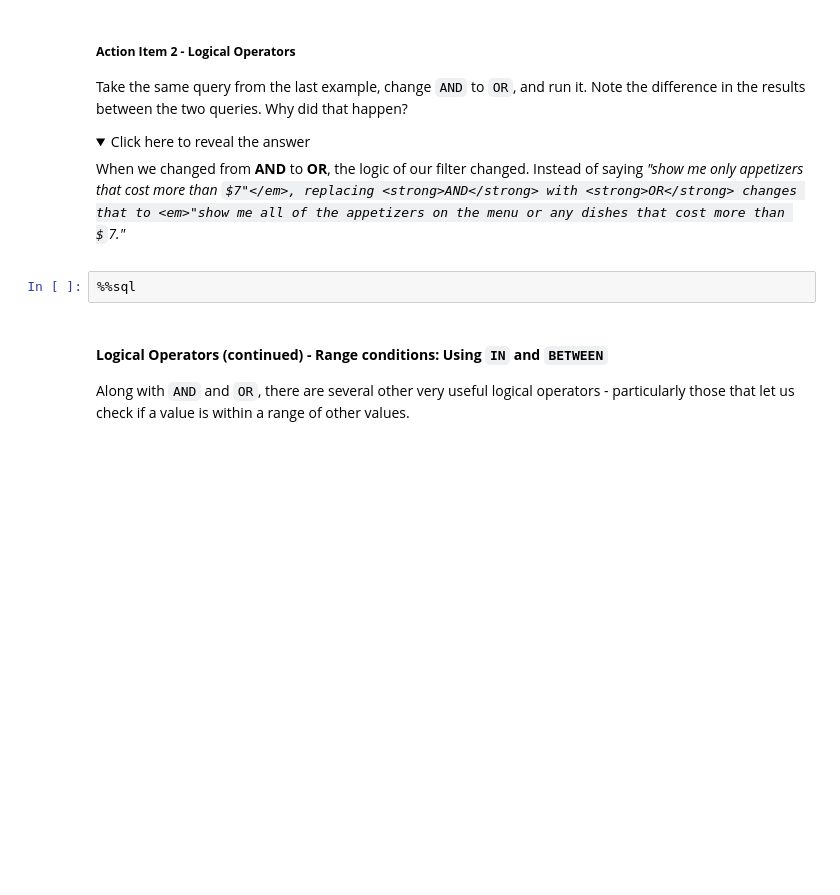
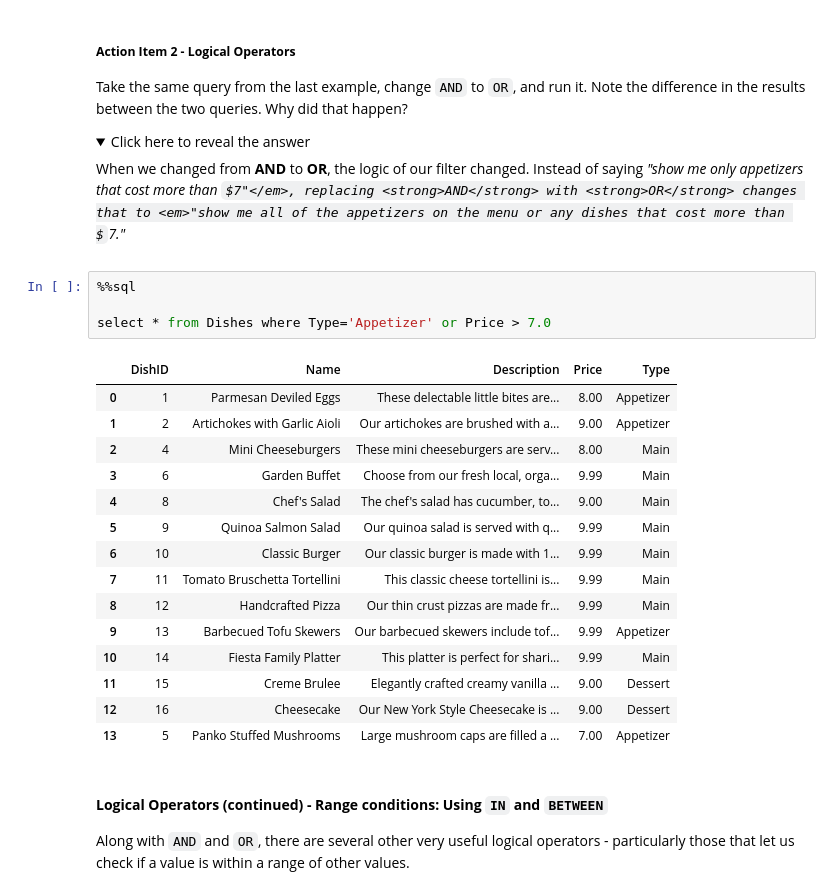
Before and after one commit to johnnyblaze1999/COOP-GoogleCollab, a Jupyter notebook: notebooks/COOP_SQL_101_PracticeNotebook.ipynb, the cells around one changed output. Drawn from its saved outputs; the diff is of its cells as text; folded sections open; some formulas as TeX source; blank space fills up the shorter version.

```diff
--- a/notebooks/COOP_SQL_101_PracticeNotebook.ipynb
+++ b/notebooks/COOP_SQL_101_PracticeNotebook.ipynb
@@ -409,8 +511,26 @@ Take the same query from the last example, change `AND` to `OR`, and run it. Not
     <summary>Click here to reveal the answer</summary>
     <p>When we changed from <strong>AND</strong> to <strong>OR</strong>, the logic of our filter changed. Instead of saying <em>"show me only appetizers that cost more than $7"</em>, replacing <strong>AND</strong> with <strong>OR</strong> changes that to <em>"show me all of the appetizers on the menu or any dishes that cost more than $7."</em></p>
 </details>
-# %%
-%%sql
+# %%
+%%sql
+
+select * from Dishes where Type='Appetizer' or Price > 7.0
+# %% [output]
+|  | DishID | Name | Description | Price | Type |
+| 0 | 1 | Parmesan Deviled Eggs | These delectable little bites are... | 8.00 | Appetizer |
+| 1 | 2 | Artichokes with Garlic Aioli | Our artichokes are brushed with a... | 9.00 | Appetizer |
+| 2 | 4 | Mini Cheeseburgers | These mini cheeseburgers are serv... | 8.00 | Main |
+| 3 | 6 | Garden Buffet | Choose from our fresh local, orga... | 9.99 | Main |
+| 4 | 8 | Chef's Salad | The chef's salad has cucumber, to... | 9.00 | Main |
+| 5 | 9 | Quinoa Salmon Salad | Our quinoa salad is served with q... | 9.99 | Main |
+| 6 | 10 | Classic Burger | Our classic burger is made with 1... | 9.99 | Main |
+| 7 | 11 | Tomato Bruschetta Tortellini | This classic cheese tortellini is... | 9.99 | Main |
+| 8 | 12 | Handcrafted Pizza | Our thin crust pizzas are made fr... | 9.99 | Main |
+| 9 | 13 | Barbecued Tofu Skewers | Our barbecued skewers include tof... | 9.99 | Appetizer |
+| 10 | 14 | Fiesta Family Platter | This platter is perfect for shari... | 9.99 | Main |
+| 11 | 15 | Creme Brulee | Elegantly crafted creamy vanilla ... | 9.00 | Dessert |
+| 12 | 16 | Cheesecake | Our New York Style Cheesecake is ... | 9.00 | Dessert |
+| 13 | 5 | Panko Stuffed Mushrooms | Large mushroom caps are filled a ... | 7.00 | Appetizer |
 # %% [markdown]
 #### **Logical Operators (continued) - Range conditions: Using `IN` and `BETWEEN`**
 
```
Also changed, not shown: parts of 50 cells of this notebook.
